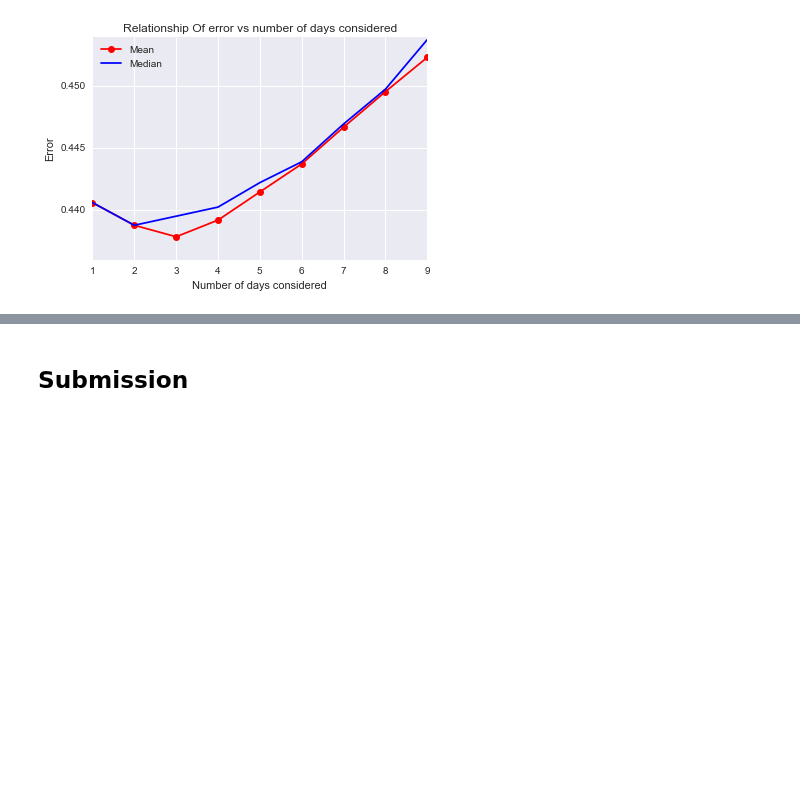
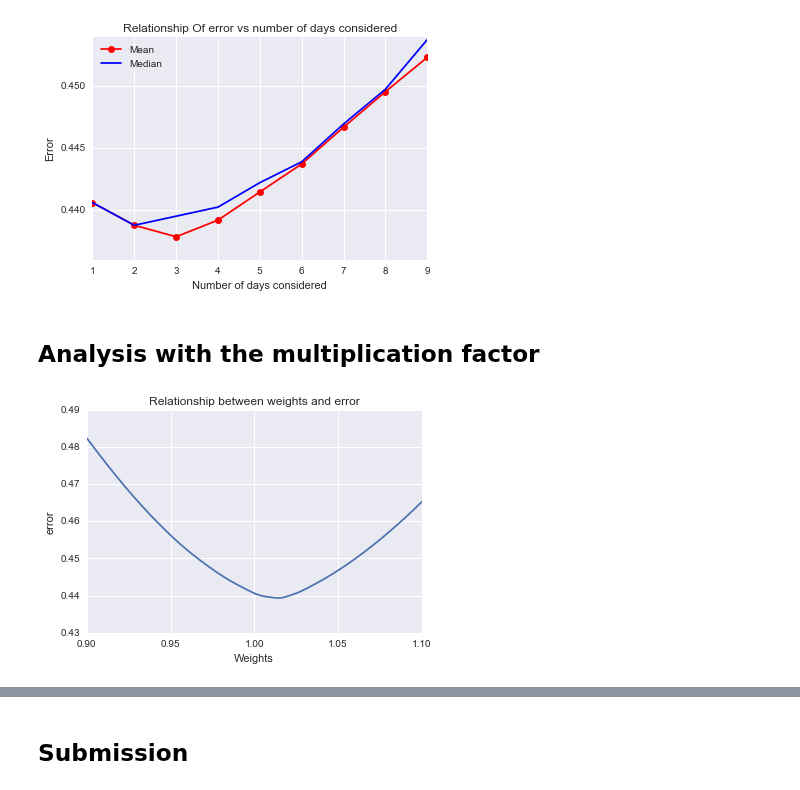
Before and after one commit to numb3r33/Kaggle-Competitions, a Jupyter notebook: Battlefin-s-big-data/notebooks/Battlefin_Analysis.ipynb, the cells around one changed output, grey strips where cells are left out. Saved outputs shown, nothing was run; the diff lists cells and outputs as text; code cells hidden in the pictures; blank space fills up the shorter version.

Commit message:
Add Multiplicative factor

```diff
--- a/Battlefin-s-big-data/notebooks/Battlefin_Analysis.ipynb
+++ b/Battlefin-s-big-data/notebooks/Battlefin_Analysis.ipynb
@@ -139,3 +139,42 @@ def get_prediction_df(dfs, days_to_consider=3):
 
 test_dfs = create_test_set()
 prediction_matrix = get_prediction_df(test_dfs)
+# %% [markdown]
+## Analysis with the multiplication factor
+# %%
+def prepare_dfs(dfs, func, days_to_consider=1):
+    recent_observations = []
+
+    for j in range(len(dfs)):
+        df = dfs[j]
+        observation = df.iloc[(-1*days_to_consider):, 0:198].apply(func, axis=0)
+        recent_observations.append(observation)
+
+    recent_obs_df = pd.concat(recent_observations, axis=1)
+    recent_obs_df = recent_obs_df.T
+
+    return recent_obs_df
+# %%
+def error_variation_weights(recent_obs_df, y_true, Q_weights):
+    """
+    Takes in different weights and checks to see how it would affect
+    error
+    """
+    errors = []
+
+    for i in range(len(Q_weights)):
+        e = abs(y_true - (Q_weights[i] * recent_obs_df))
+        errors.append(e.mean(axis=1).mean())
+
+    return errors
+
+Q_weights = np.arange(.9, 1.1, 0.001)
+recent_obs_df = prepare_dfs(training_dfs, np.mean)
+errors_mean = error_variation_weights(recent_obs_df, y_true, Q_weights)
+# %%
+plt.plot(Q_weights, errors_mean)
+plt.xlabel('Weights')
+plt.ylabel('error')
+plt.title('Relationship between weights and error');
+# %% [output]
+[figure, added]
```
Also changed, not shown: parts of 5 cells of this notebook.
